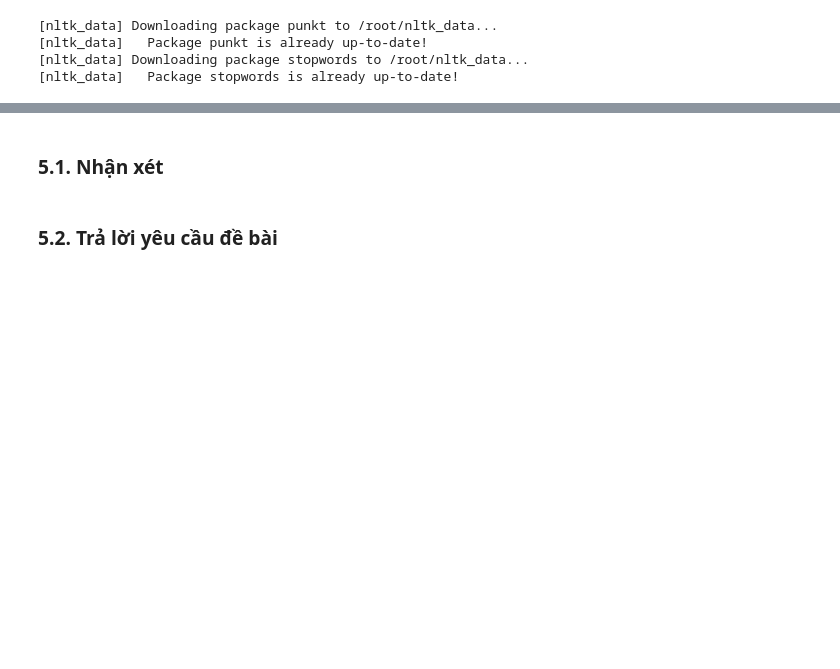
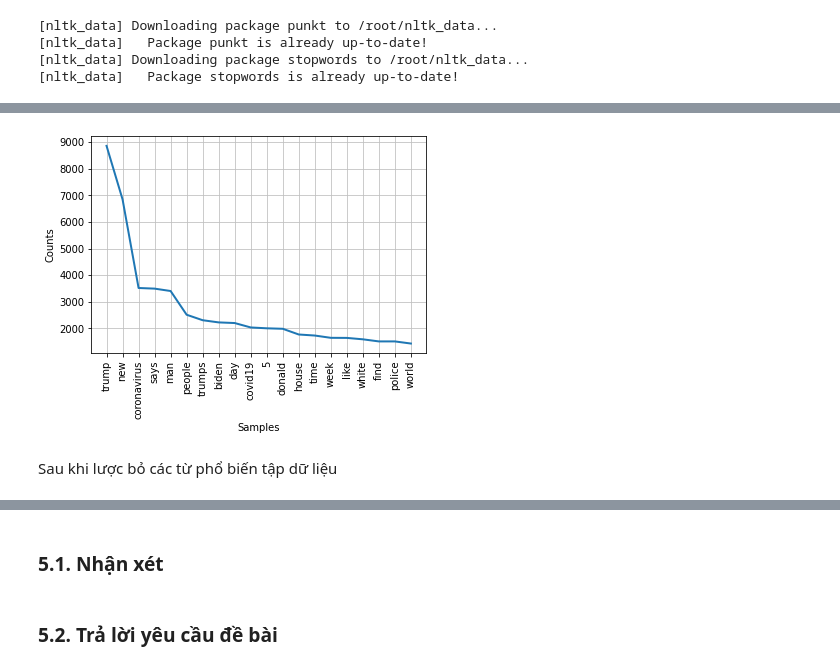
Before and after one commit to caohungphu/CS114.L21, a Jupyter notebook: Colab/Sarcasm_detection.ipynb, the cells around one changed output, grey strips where cells are left out. Saved outputs shown, nothing was run; the diff lists cells and outputs as text; code cells hidden in the pictures; blank space fills up the shorter version.

```diff
--- a/Colab/Sarcasm_detection.ipynb
+++ b/Colab/Sarcasm_detection.ipynb
@@ -717,6 +760,23 @@ for words_in_quote in X_test_nltk:
     if word not in stop_words:
           filtered_test_sent.append(word)
   filtered_test_list.append(filtered_test_sent)
+# %%
+import re
+corpus = ""
+for i in filtered_train_list:
+  corpus += str(i) + " "
+corpus = re.sub("[^0-9a-z ]", '', corpus)
+
+corpus = corpus.split()
+# %%
+from nltk import FreqDist
+
+frequency_distribution = FreqDist(corpus)
+frequency_distribution.plot(20)
+# %% [output]
+[figure, added]
+# %% [markdown]
+Sau khi lược bỏ các từ phổ biến tập dữ liệu
 # %%
 # Tập dữ liệu sau khi lược bớt từ
 for sent in filtered_train_list[:20]:
```
Also changed, not shown: parts of 21 cells of this notebook.
